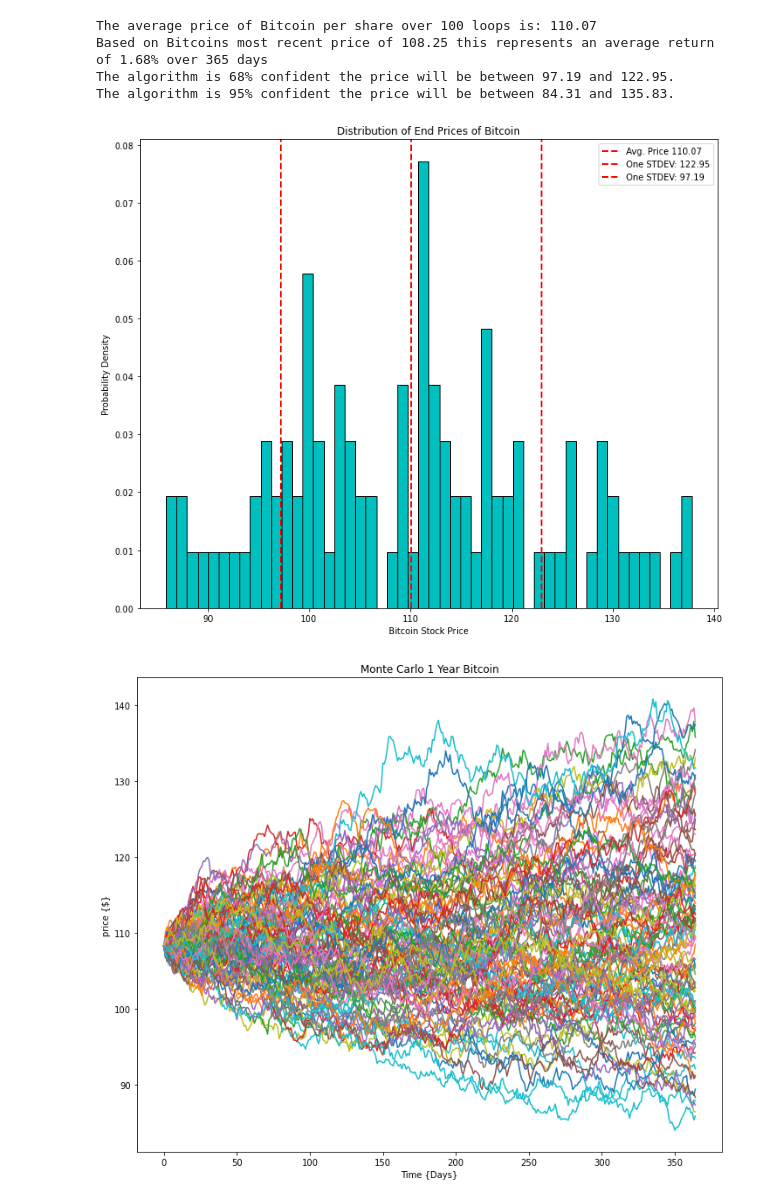
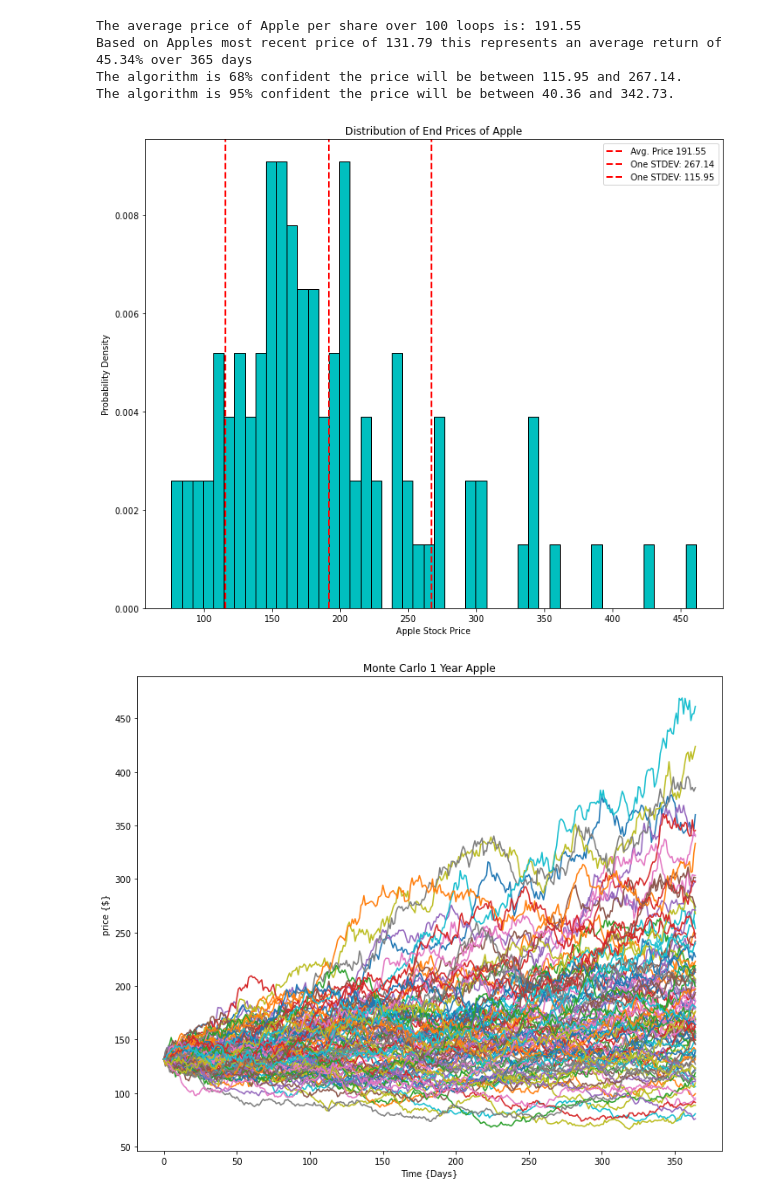
Before and after one commit to ryanhhogan3/MonteCarloFinance, a Jupyter notebook: CondaCarlo.ipynb, the cells around one changed output. Drawn from its saved outputs; the diff is of its cells as text; code cells hidden in the pictures.

```diff
--- a/CondaCarlo.ipynb
+++ b/CondaCarlo.ipynb
@@ -85,12 +85,3 @@ def get_simulation(ticker, name):
 
 
     plt.show()
-# %%
-get_simulation('JPY=X', 'Bitcoin')
-# %% [output]
-The average price of Bitcoin per share over 100 loops is: 110.07
-Based on Bitcoins most recent price of 108.25 this represents an average return of 1.68% over 365 days
-The algorithm is 68% confident the price will be between 97.19 and 122.95.
-The algorithm is 95% confident the price will be between 84.31 and 135.83.
-[figure, removed]
-[figure, removed]
@@ -98,0 +88,9 @@ The algorithm is 95% confident the price will be between 84.31 and 135.83.
+# %%
+get_simulation('AAPL', 'Apple')
+# %% [output]
+The average price of Apple per share over 100 loops is: 191.55
+Based on Apples most recent price of 131.79 this represents an average return of 45.34% over 365 days
+The algorithm is 68% confident the price will be between 115.95 and 267.14.
+The algorithm is 95% confident the price will be between 40.36 and 342.73.
+[figure, added]
+[figure, added]
```
Also changed, not shown: parts of 1 cell of this notebook.
